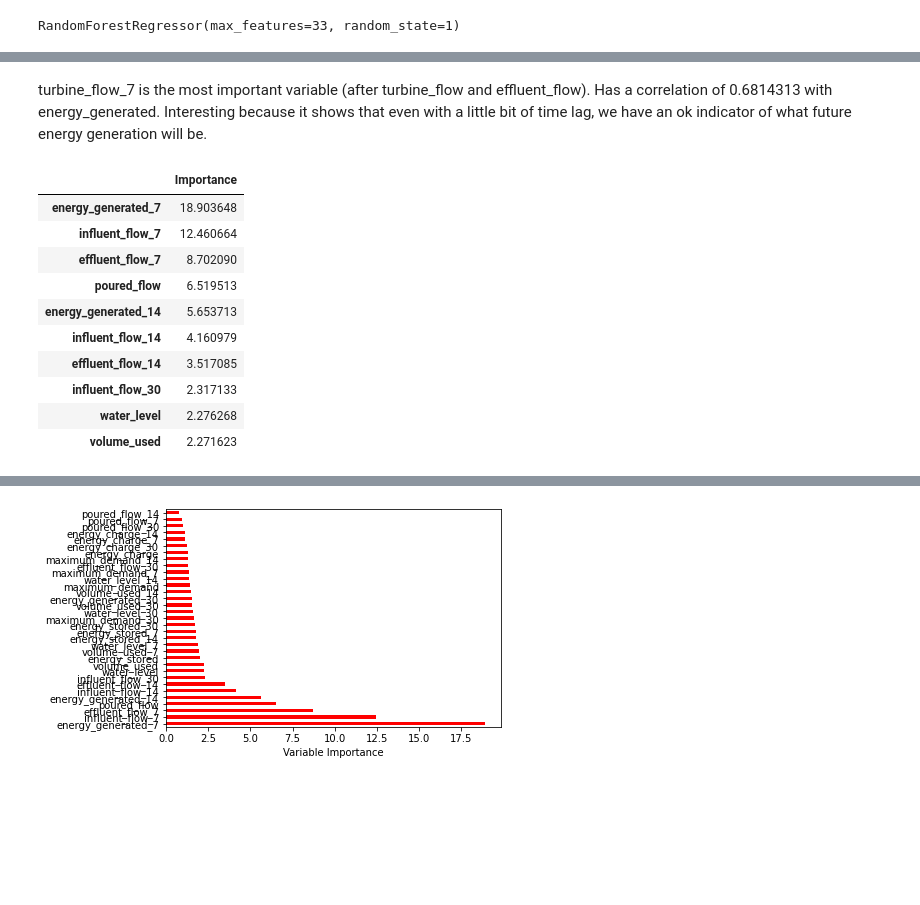
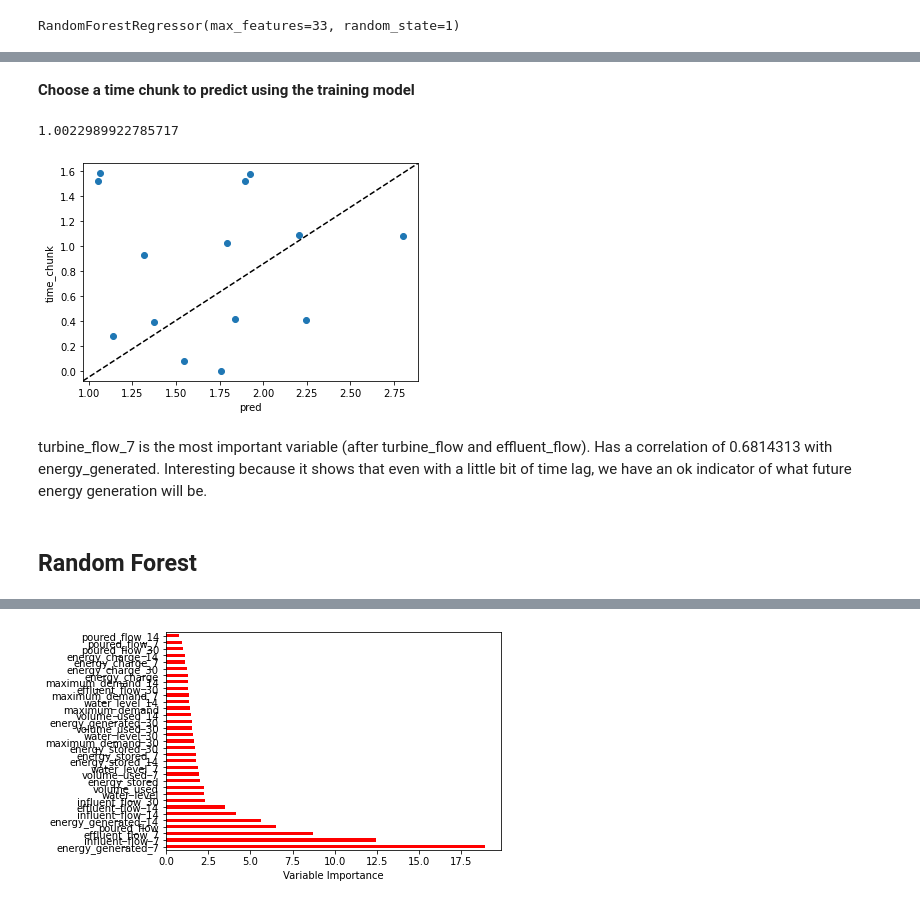
Before and after one commit to cameronthieme/IMAbootcamp2021, a Jupyter notebook: Data Exploration/Decision_Trees/Decision_tree.ipynb, the cells around one changed output, grey strips where cells are left out. Saved outputs shown, nothing was run; the diff lists cells and outputs as text; code cells hidden in the pictures; blank space fills up the shorter version.

```diff
--- a/Data Exploration/Decision_Trees/Decision_tree.ipynb
+++ b/Data Exploration/Decision_Trees/Decision_tree.ipynb
@@ -217,3 +151,26 @@ mean_absolute_error(y_test, pred)
+# %% [markdown]
+**Choose a time chunk to predict using the training model**
+# %%
+time_chunk = df[['energy_generated']].iloc[7250:7250+14].copy()
+
+pred = bagged_daily.predict(X_test)
+
+plt.scatter(pred,
+            time_chunk,
+            label = 'energy_generated')
+
+plt.plot([0, 1],
+         [0, 1],
+         '--k',
+         transform = plt.gca().transAxes)
+
+plt.xlabel('pred')
+plt.ylabel('time_chunk')
+
+mean_absolute_error(time_chunk, pred)
+# %% [output]
+1.0022989922785717
+[figure, added]
 # %%
 '''lst = []
 
@@ -230,26 +187,16 @@ for j in range(1,11):
 lst'''
 # %% [markdown]
 turbine_flow_7 is the most important variable (after turbine_flow and effluent_flow). Has a correlation of 0.6814313 with energy_generated. Interesting because it shows that even with a little bit of time lag, we have an ok indicator of what future energy generation will be.
+# %% [markdown]
+## Random Forest
 # %%
-X = df_2017_lagged.drop(['energy_generated','high','effluent_flow','influent_flow'], axis = 1)
+X = df_2017_lagged.drop(['energy_generated','effluent_flow','influent_flow'], axis = 1)
 y = df_2017_lagged.energy_generated
-X_train, X_test, y_train, y_test = train_test_split(X, y, train_size = 0.8, random_state = 0)
+X_train, X_test, y_train, y_test = train_test_split(X, y, train_size = (6908-14)/6908, random_state = 0)
 
 random_forest_daily = RandomForestRegressor(max_features = 7, random_state = 1)
 random_forest_daily.fit(X_train, y_train)
 pred = random_forest_daily.predict(X_test)
-# %% [output]
-|  | Importance |
-| energy_generated_7 | 18.903648 |
-| influent_flow_7 | 12.460664 |
-| effluent_flow_7 | 8.702090 |
-| poured_flow | 6.519513 |
-| energy_generated_14 | 5.653713 |
-| influent_flow_14 | 4.160979 |
-| effluent_flow_14 | 3.517085 |
-| influent_flow_30 | 2.317133 |
-| water_level | 2.276268 |
-| volume_used | 2.271623 |
 # %%
 mean_absolute_error(y_test, random_forest_daily.predict(X_test))
 # %% [output]
```
Also changed, not shown: parts of 34 cells of this notebook.
